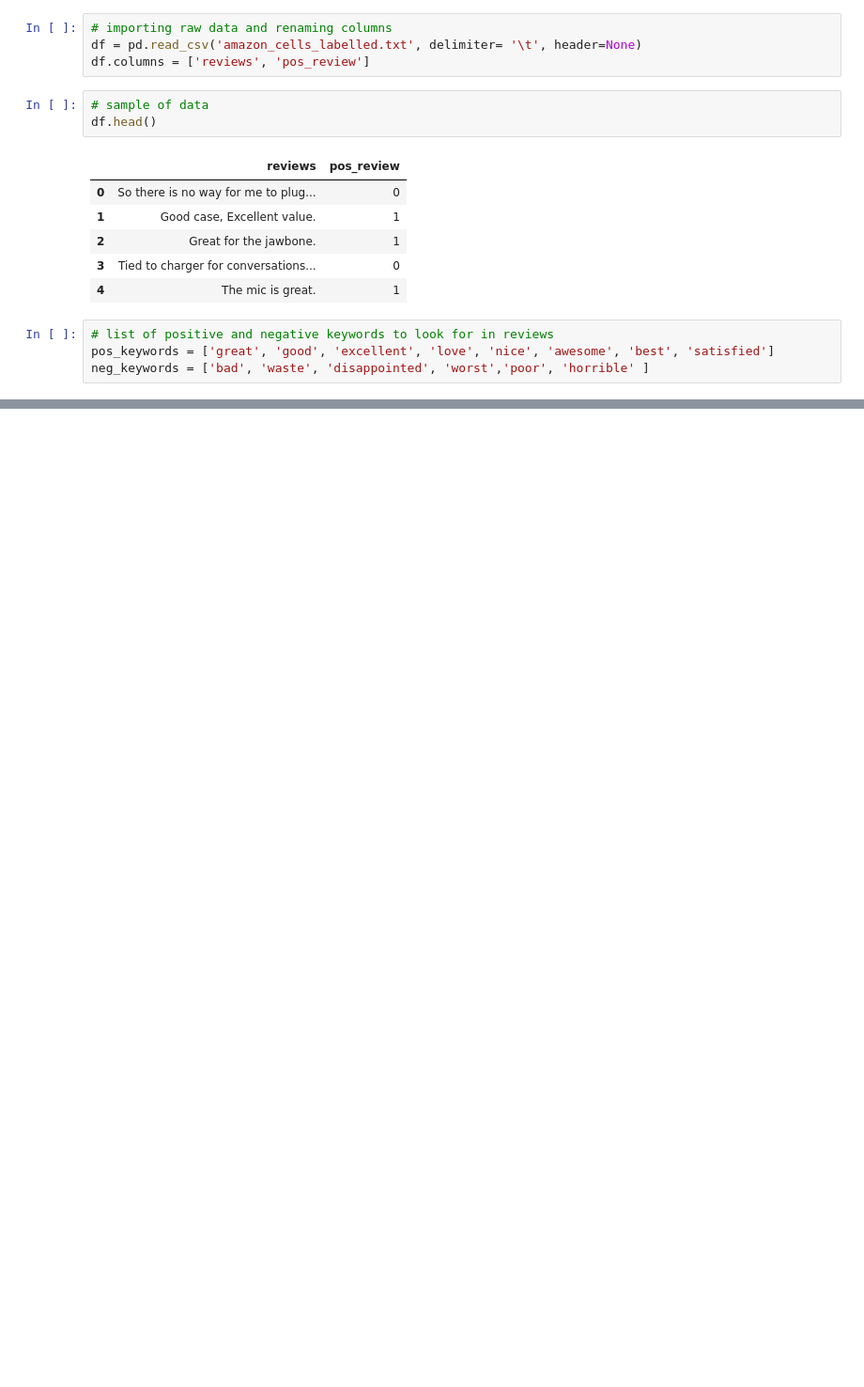
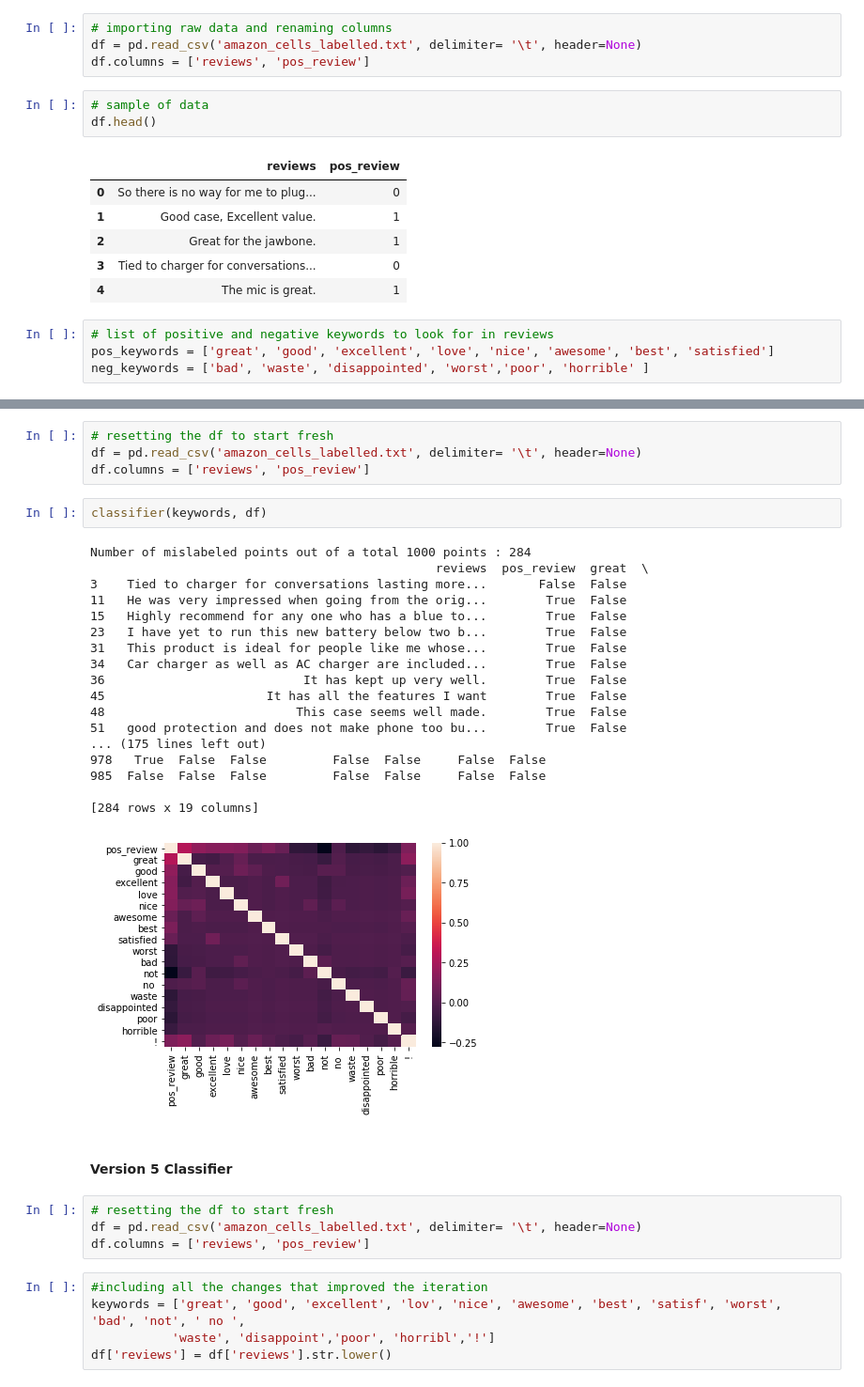
Before and after one commit to crlau/unit-2, a Jupyter notebook: feedback_analysis.ipynb, the cells around one changed output, grey strips where cells are left out. Shown at 94% size. Cells and saved outputs as stored; diff of their text form; blank space fills up the shorter version.

```diff
--- a/feedback_analysis.ipynb
+++ b/feedback_analysis.ipynb
@@ -83,0 +168,36 @@ Number of mislabeled points out of a total 1000 points : 397
+# %%
+# resetting the df to start fresh
+df = pd.read_csv('amazon_cells_labelled.txt', delimiter= '\t', header=None)
+df.columns = ['reviews', 'pos_review']
+# %%
+classifier(keywords, df)
+# %% [output]
+Number of mislabeled points out of a total 1000 points : 284
+                                               reviews  pos_review  great  \
+3    Tied to charger for conversations lasting more...       False  False
+11   He was very impressed when going from the orig...        True  False
+15   Highly recommend for any one who has a blue to...        True  False
+23   I have yet to run this new battery below two b...        True  False
+31   This product is ideal for people like me whose...        True  False
+34   Car charger as well as AC charger are included...        True  False
+36                           It has kept up very well.        True  False
+45                      It has all the features I want        True  False
+48                          This case seems well made.        True  False
+51   good protection and does not make phone too bu...        True  False
+... (175 lines left out)
+978   True  False  False         False  False     False  False
+985  False  False  False         False  False     False  False
+
+[284 rows x 19 columns]
+[figure, added]
+# %% [markdown]
+#### Version 5 Classifier
+# %%
+# resetting the df to start fresh
+df = pd.read_csv('amazon_cells_labelled.txt', delimiter= '\t', header=None)
+df.columns = ['reviews', 'pos_review']
+# %%
+#including all the changes that improved the iteration
+keywords = ['great', 'good', 'excellent', 'lov', 'nice', 'awesome', 'best', 'satisf', 'worst', 'bad', 'not', ' no ',
+           'waste', 'disappoint','poor', 'horribl','!']
+df['reviews'] = df['reviews'].str.lower()
```
Also changed, not shown: parts of 27 cells of this notebook.
